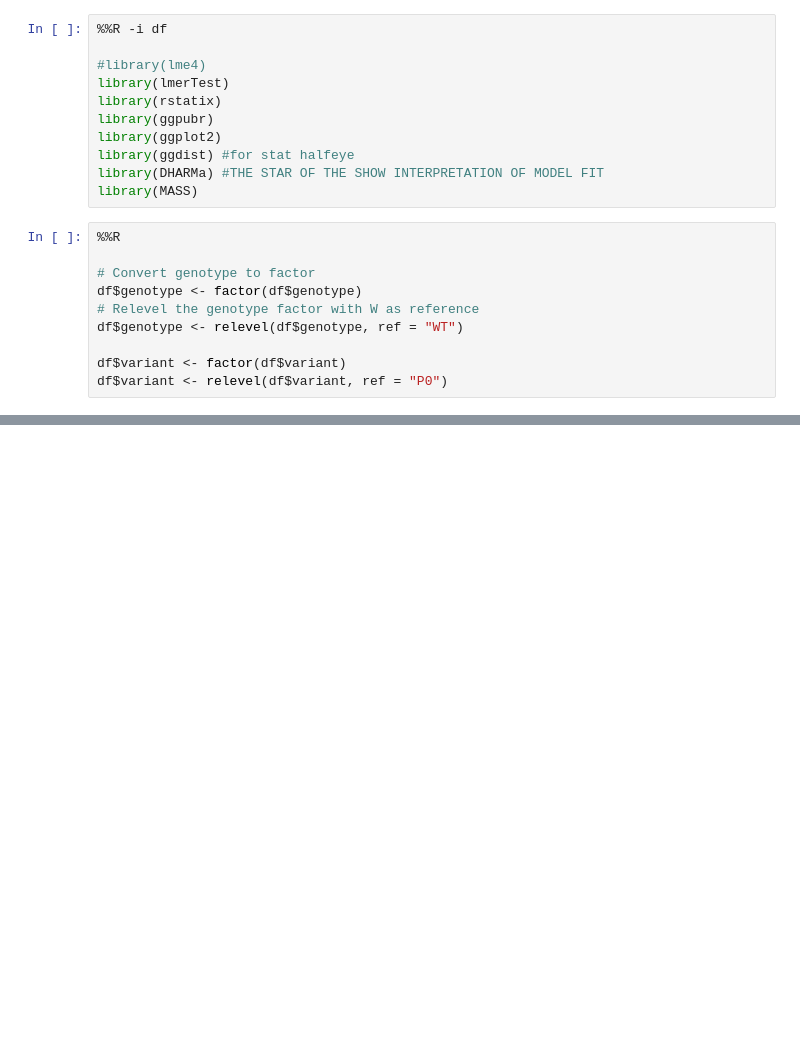
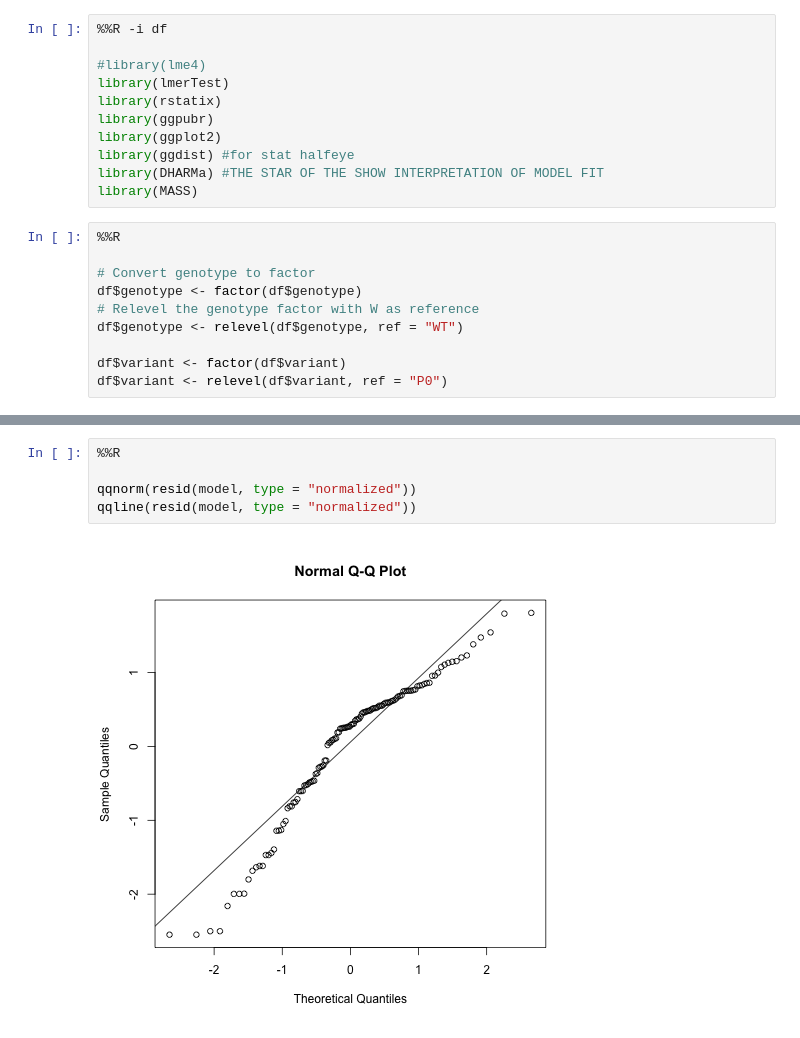
Before and after one commit to cbg-ethz/DCV-CrPV-cGAS-STING-pathway-data-analysis, a Jupyter notebook: workflow/notebooks/crpv__growth_curve_stats.ipynb, the cells around one changed output, grey strips where cells are left out. Drawn from its saved outputs; the diff is of its cells as text; blank space fills up the shorter version.

```diff
--- a/workflow/notebooks/crpv__growth_curve_stats.ipynb
+++ b/workflow/notebooks/crpv__growth_curve_stats.ipynb
@@ -130,0 +153,7 @@ check_model(model_simple)
+# %%
+%%R
+
+qqnorm(resid(model, type = "normalized"))
+qqline(resid(model, type = "normalized"))
+# %% [output]
+[figure, added]
```
Also changed, not shown: parts of 18 cells of this notebook, 4 other files.
